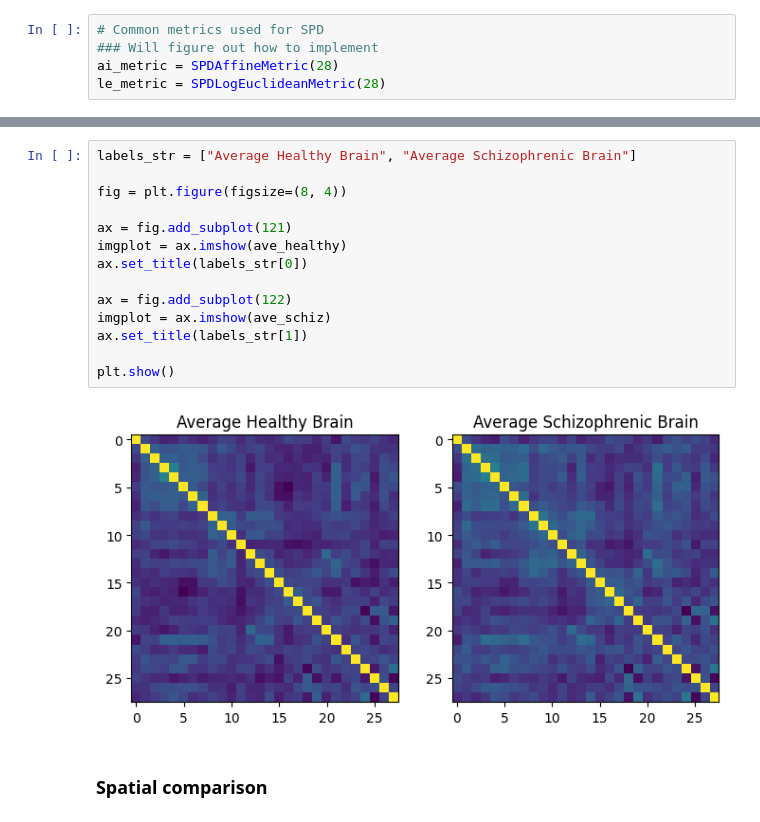
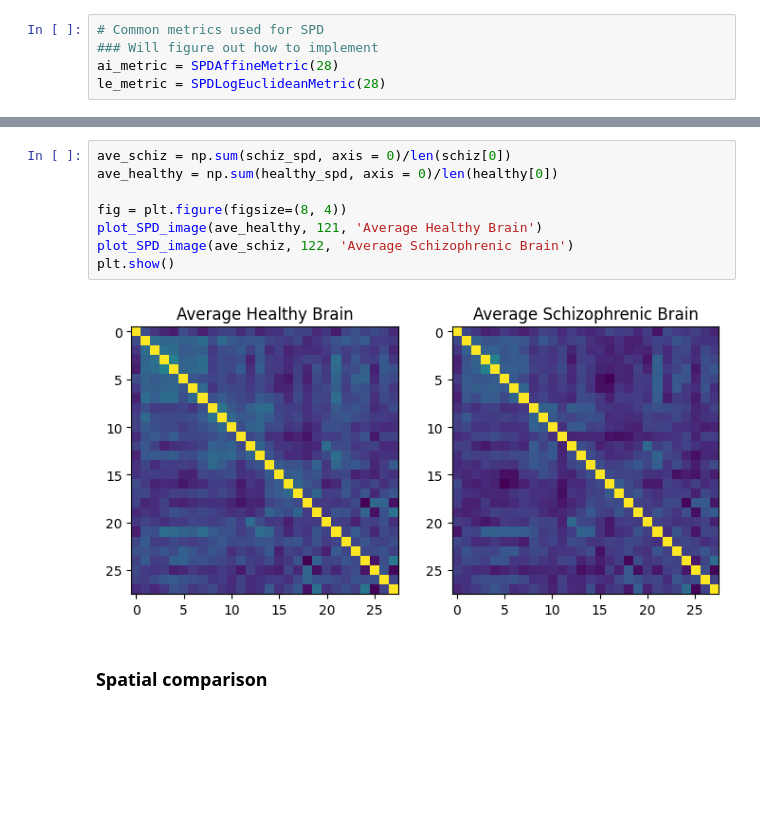
Before and after one commit to mariannearriola/dd-brain-shapes, a Jupyter notebook: shape-vis.ipynb, the cells around one changed output, grey strips where cells are left out. Drawn from its saved outputs; the diff is of its cells as text; blank space fills up the shorter version.

```diff
--- a/shape-vis.ipynb
+++ b/shape-vis.ipynb
@@ -152,22 +106,16 @@ ax.set_title(labels_str[target[1]])
 plt.show()
 # %% [output]
 [figure]
-# %%
-labels_str = ["Average Healthy Brain", "Average Schizophrenic Brain"]
-
-fig = plt.figure(figsize=(8, 4))
-
-ax = fig.add_subplot(121)
-imgplot = ax.imshow(ave_healthy)
-ax.set_title(labels_str[0])
-
-ax = fig.add_subplot(122)
-imgplot = ax.imshow(ave_schiz)
-ax.set_title(labels_str[1])
-
-plt.show()
-# %% [output]
-[figure, removed]
+# %%
+ave_schiz = np.sum(schiz_spd, axis = 0)/len(schiz[0])
+ave_healthy = np.sum(healthy_spd, axis = 0)/len(healthy[0])
+
+fig = plt.figure(figsize=(8, 4))
+plot_SPD_image(ave_healthy, 121, 'Average Healthy Brain')
+plot_SPD_image(ave_schiz, 122, 'Average Schizophrenic Brain')
+plt.show()
+# %% [output]
+[figure, added]
 # %% [markdown]
 ### Spatial comparison
 # %%
```
Also changed, not shown: parts of 14 cells of this notebook, 1 other file.
